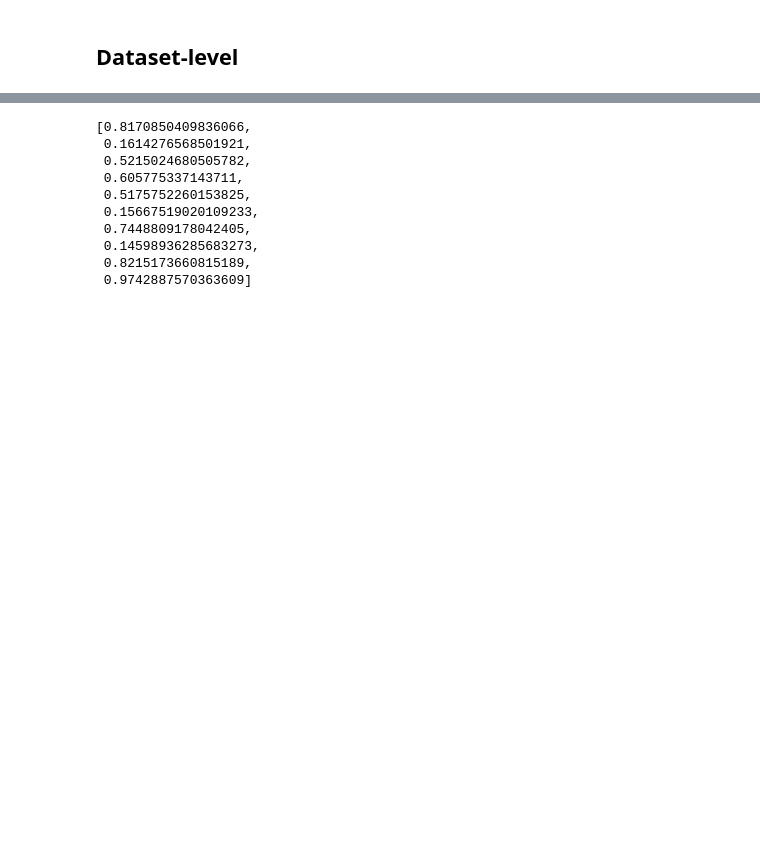
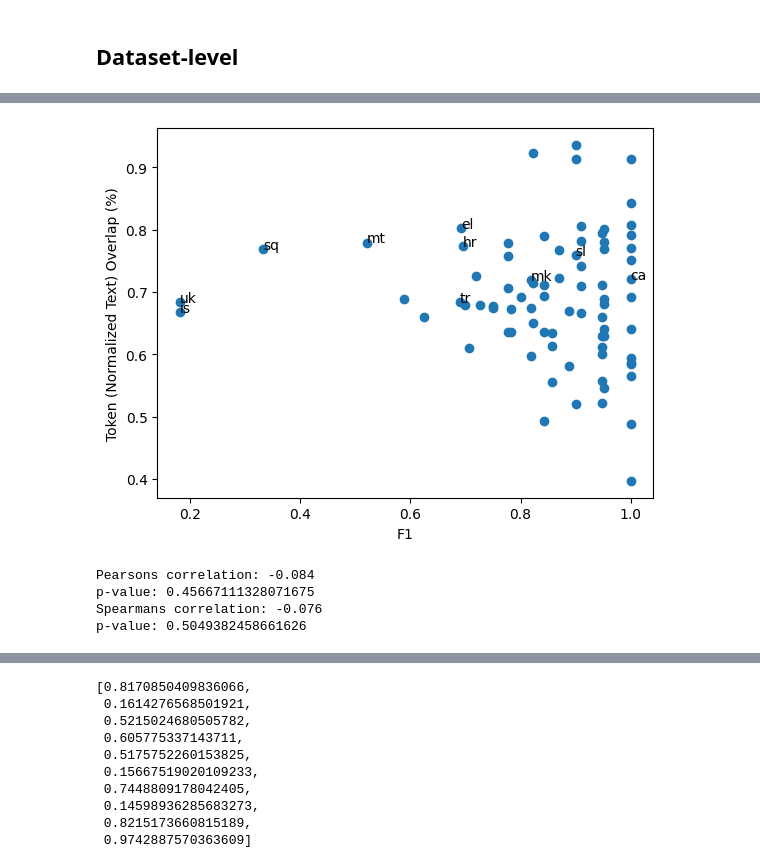
Before and after one commit to TajaKuzman/Crosslingual-Genre-Bias-Analysis, a Jupyter notebook: calculate_corelation_coefficient.ipynb, the cells around one changed output, grey strips where cells are left out. Saved outputs shown, nothing was run; the diff lists cells and outputs as text; code cells hidden in the pictures; blank space fills up the shorter version.

```diff
--- a/calculate_corelation_coefficient.ipynb
+++ b/calculate_corelation_coefficient.ipynb
@@ -520,0 +568,9 @@ p-value: 0.2919649610699323
+# %%
+# Get scores in format "mt-News"
+label_scores_new_dict = {}
+
+for lang in list(label_scores.keys()):
+	for label in list(label_scores[lang].keys()):
+		label_scores_new_dict[f"{lang}-{label}"] = label_scores[lang][label]
+
+label_scores_new_dict
@@ -520,0 +595,3 @@ p-value: 0.2919649610699323
+# %%
+label_scores_df = pd.DataFrame({"label":list(label_scores_new_dict.keys()), "F1": list(label_scores_new_dict.values())})
+label_scores_df
@@ -520,0 +612,4 @@ p-value: 0.2919649610699323
+# %%
+# Get label-level overlap percentages
+label_overlap = pd.read_csv("datasets/label-level-token-overlap-normalized.csv", index_col = 0)
+label_overlap
@@ -520,0 +630,4 @@ p-value: 0.2919649610699323
+# %%
+# Merge the two dfs
+label_merged = pd.merge(left=label_overlap, right=label_scores_df, on="label")
+label_merged
@@ -520,0 +648,9 @@ p-value: 0.2919649610699323
+# %%
+# Let's analyse the correlation
+analyse(label_merged["F1"].to_list(), label_merged["overlap"].to_list(), x_name="F1", y_name="Token (Normalized Text) Overlap (%)")
+# %% [output]
+[figure, added]
+Pearsons correlation: -0.084
+p-value: 0.45667111328071675
+Spearmans correlation: -0.076
+p-value: 0.5049382458661626
```
Also changed, not shown: parts of 19 cells of this notebook, 5 other files.
